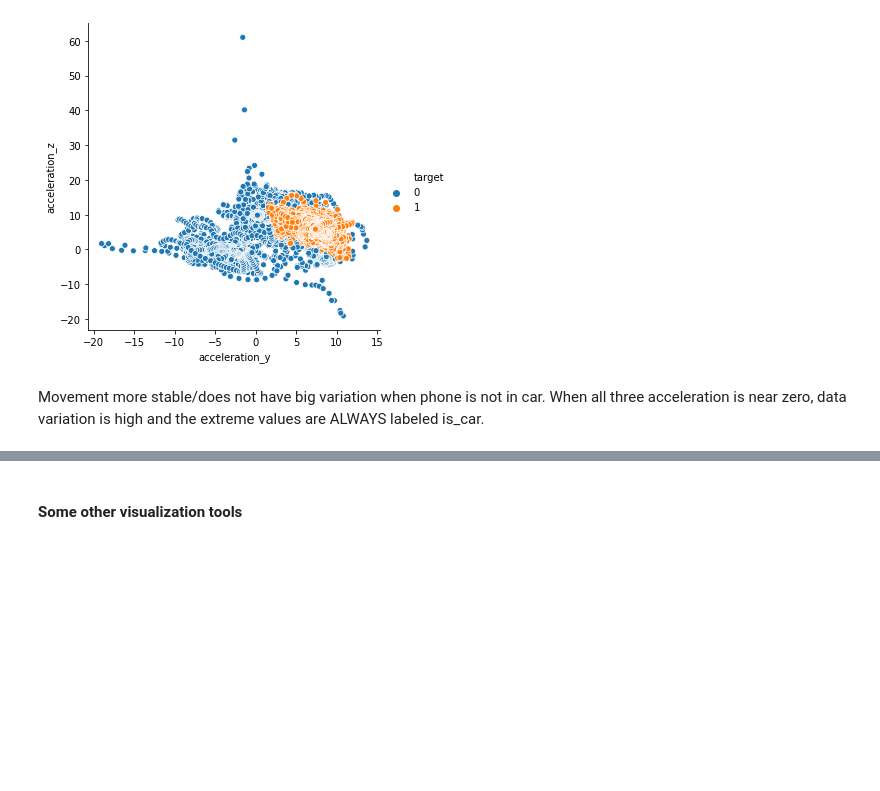
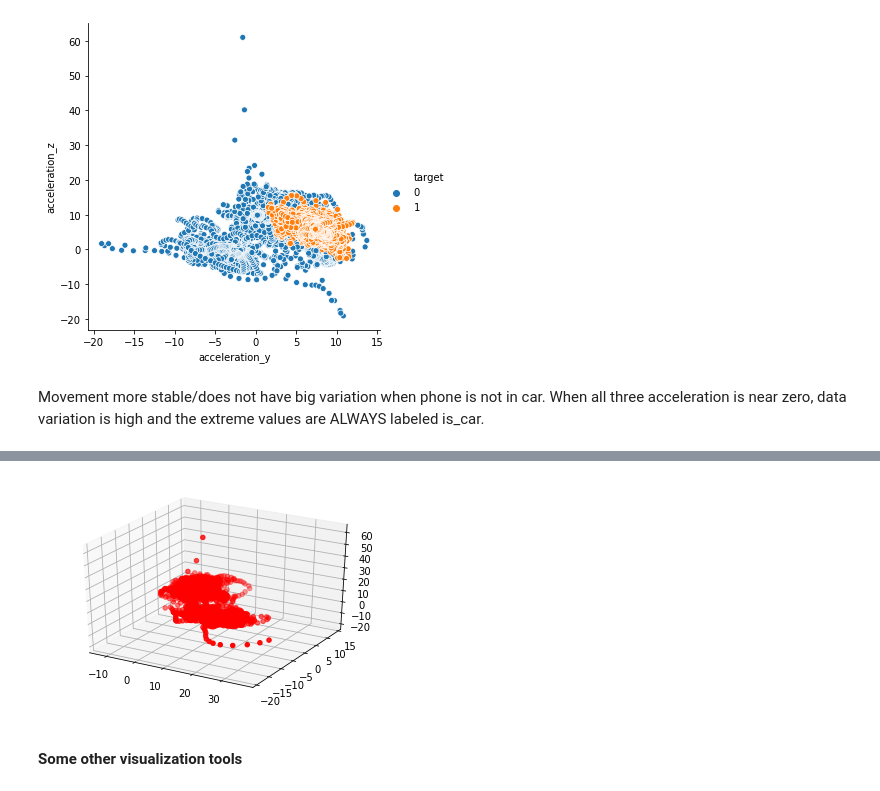
Before and after one commit to Kpeng511/Road-User-Classification, a Jupyter notebook: analysis.ipynb, the cells around one changed output, grey strips where cells are left out. Cells and saved outputs as stored; diff of their text form; code cells hidden in the pictures; blank space fills up the shorter version.

```diff
--- a/analysis.ipynb
+++ b/analysis.ipynb
@@ -127,5 +127,7 @@ sns.relplot(x = 'acceleration_y', y = 'acceleration_z', hue = 'target', data = d
 Movement more stable/does not have big variation when phone is not in car.
 When all three acceleration is near zero, data variation is high and the extreme values are ALWAYS labeled is_car.
 # %%
-ax = plt.axes(projection='3d', df['acceleration_x'], df['acceleration_y'], df['acceleration_z'], 'gray')
+fig = plt.figure()
+ax = fig.add_subplot(111, projection = '3d')
+ax.scatter(df['acceleration_x'], df['acceleration_y'], df['acceleration_z'], c = 'r', marker = 'o')
 # %% [output]
@@ -133,3 +135,4 @@ SyntaxError: positional argument follows keyword argument (<ipython-input-17-d4b
+[figure, added]
 # %% [markdown]
 
 
```
Also changed, not shown: parts of 1 cell of this notebook.
